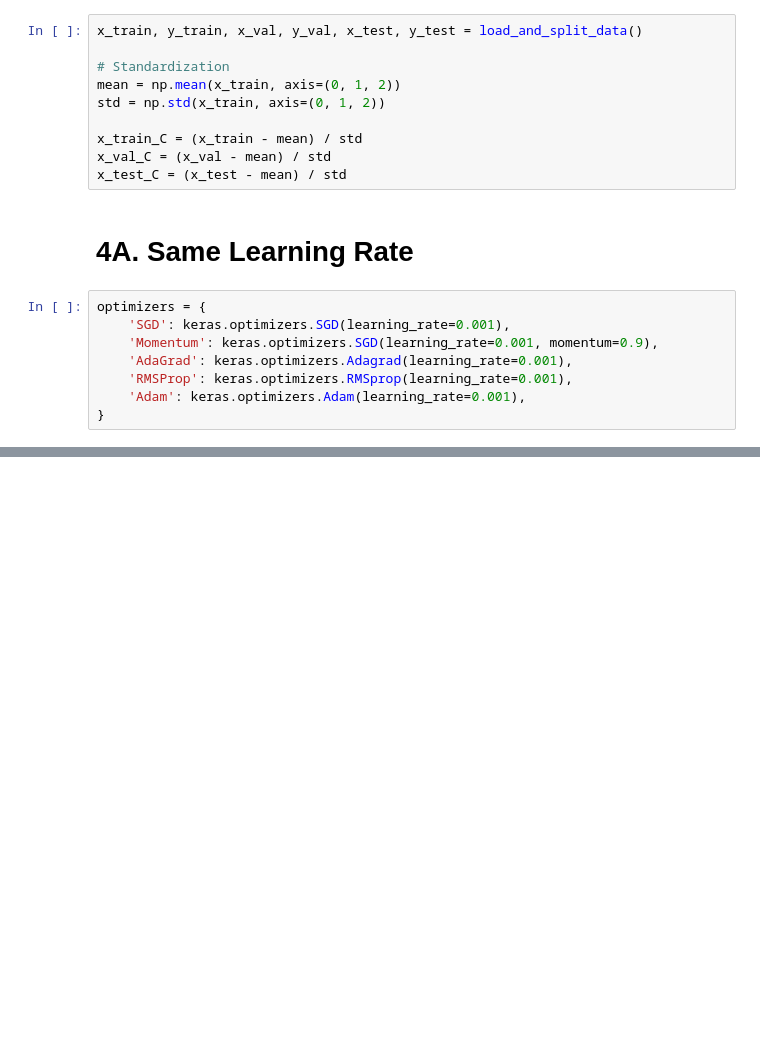
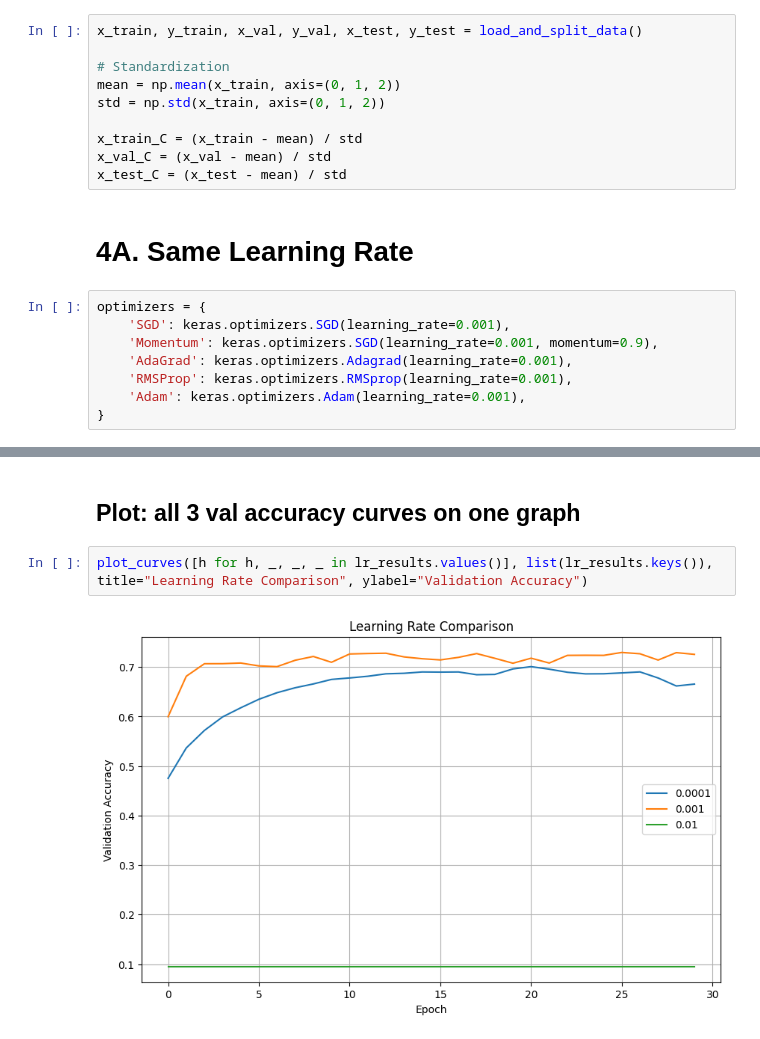
Before and after one commit to merehan123/cifar10-cnn-supervised-learning, a Jupyter notebook: notebooks/task4_optimization.ipynb, the cells around one changed output, grey strips where cells are left out. Saved outputs shown, nothing was run; the diff lists cells and outputs as text; blank space fills up the shorter version.

```diff
--- a/notebooks/task4_optimization.ipynb
+++ b/notebooks/task4_optimization.ipynb
@@ -149,0 +245,6 @@ plot_curves([h for h, _, _, _ in results.values()], list(results.keys()), title=
+# %% [markdown]
+## Plot: all 3 val accuracy curves on one graph
+# %%
+plot_curves([h for h, _, _, _ in lr_results.values()], list(lr_results.keys()), title="Learning Rate Comparison", ylabel="Validation Accuracy")
+# %% [output]
+[figure, added]
```
Also changed, not shown: parts of 15 cells of this notebook.
